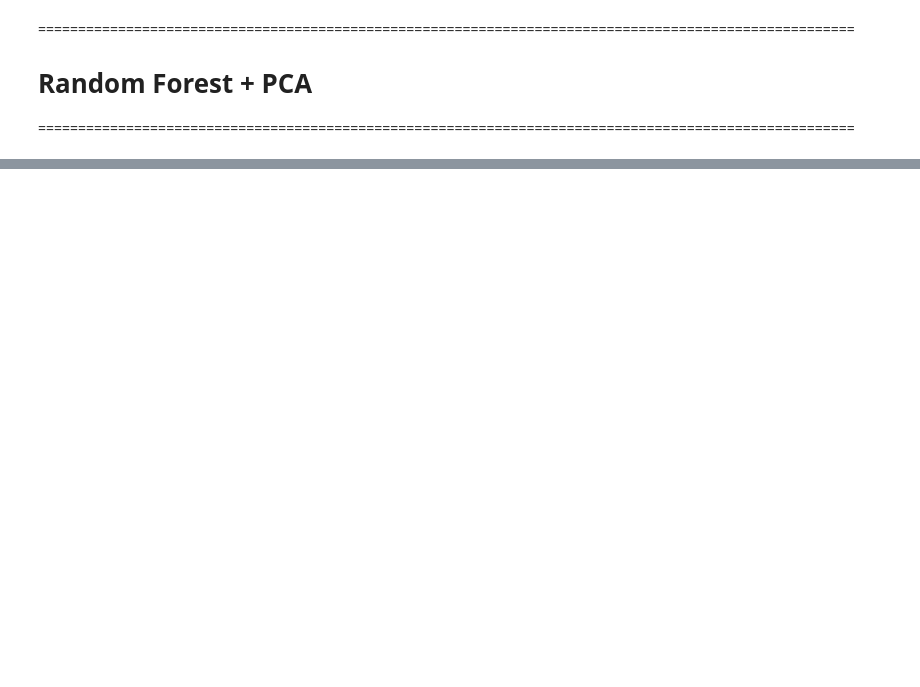
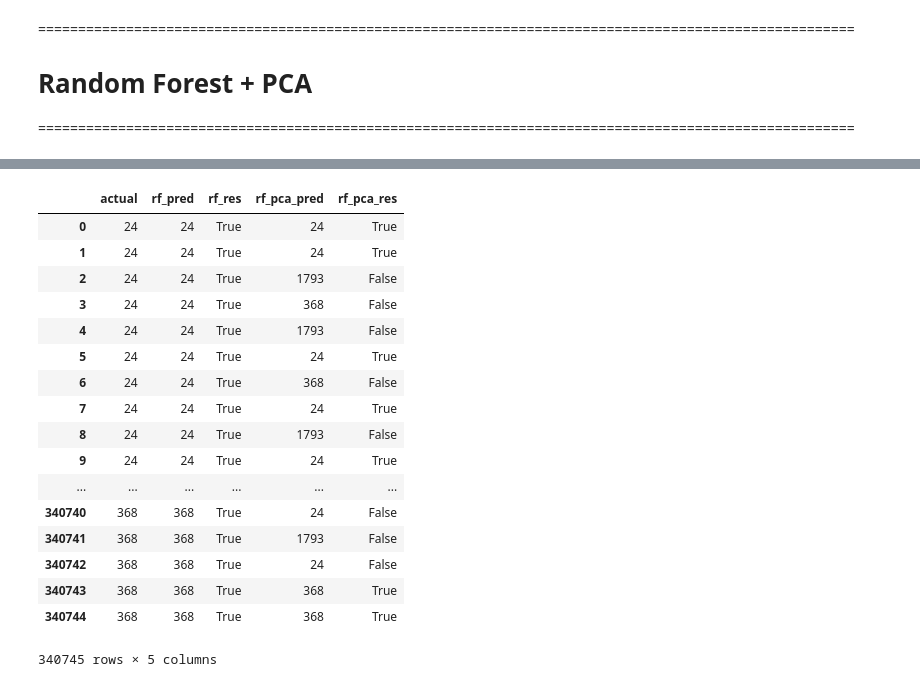
Before and after one commit to Tingting-Chang/painting-classifier, a Jupyter notebook: random_forest.ipynb, the cells around one changed output, grey strips where cells are left out. Cells and saved outputs as stored; diff of their text form; code cells hidden in the pictures; blank space fills up the shorter version.

```diff
--- a/random_forest.ipynb
+++ b/random_forest.ipynb
@@ -213,0 +220,4 @@ test_data_df
+# %%
+rf_test_df = fns.result_table(rfc_true, rfc_pred)
+rf_test_df = rf_test_df.rename(index=str, columns={'predictions': 'rf_pred', 'results': 'rf_res'})
+rf_test_df
@@ -245,13 +312,19 @@ rf_bo(rf_pca_evaluate)
 # %%
 # Choose the best params from BO results then predict
-best_pca_estimators =
-best_pca_max_depth =
-best_pca_max_features =
+best_pca_estimators = 674
+best_pca_max_depth = 6
+best_pca_max_features = 7
 best_pca_rfc = RandomForestClassifier(n_jobs = 4, n_estimators=best_pca_estimators, oob_score=False,
                                 max_depth = best_pca_max_depth, max_features = best_pca_max_features)
 
 best_pca_rfc.fit(pca_transformed, train_labels)
 
+# accuracy for the train set
+print "Accuracy of the Model on training set:" + str(best_pca_rfc.score(pca_transformed,train_labels))
+
+# accuracy for the test set
+print "Accuracy of the Model on testing set:" + str(best_pca_rfc.score(pca_transformed_test,test_labels))
+
 # use the best params to predict
 rfc_pac_true, rfc_pca_pred = test_labels, best_pca_rfc.predict(pca_transformed_test)
 rfc_pca_pred
@@ -272,0 +350,4 @@ test_data_df
+# %%
+pca_rf_test_df = fns.result_table(rfc_pac_true, rfc_pca_pred)
+pca_rf_test_df = pca_rf_test_df.rename(index=str, columns={'predictions': 'rf_pca_pred', 'results': 'rf_pca_res'})
+pca_rf_test_df
@@ -272,0 +382,22 @@ test_data_df
+# %%
+rf_com = rf_test_df.merge(pca_rf_test_df, how='inner', on='actual')
+rf_com
+# %% [output]
+|  | actual | rf_pred | rf_res | rf_pca_pred | rf_pca_res |
+| 0 | 24 | 24 | True | 24 | True |
+| 1 | 24 | 24 | True | 24 | True |
+| 2 | 24 | 24 | True | 1793 | False |
+| 3 | 24 | 24 | True | 368 | False |
+| 4 | 24 | 24 | True | 1793 | False |
+| 5 | 24 | 24 | True | 24 | True |
+| 6 | 24 | 24 | True | 368 | False |
+| 7 | 24 | 24 | True | 24 | True |
+| 8 | 24 | 24 | True | 1793 | False |
+| 9 | 24 | 24 | True | 24 | True |
+| ... | ... | ... | ... | ... | ... |
+| 340740 | 368 | 368 | True | 24 | False |
+| 340741 | 368 | 368 | True | 1793 | False |
+| 340742 | 368 | 368 | True | 24 | False |
+| 340743 | 368 | 368 | True | 368 | True |
+| 340744 | 368 | 368 | True | 368 | True |
+340745 rows × 5 columns
```
Also changed, not shown: parts of 25 cells of this notebook, 7 other files.
